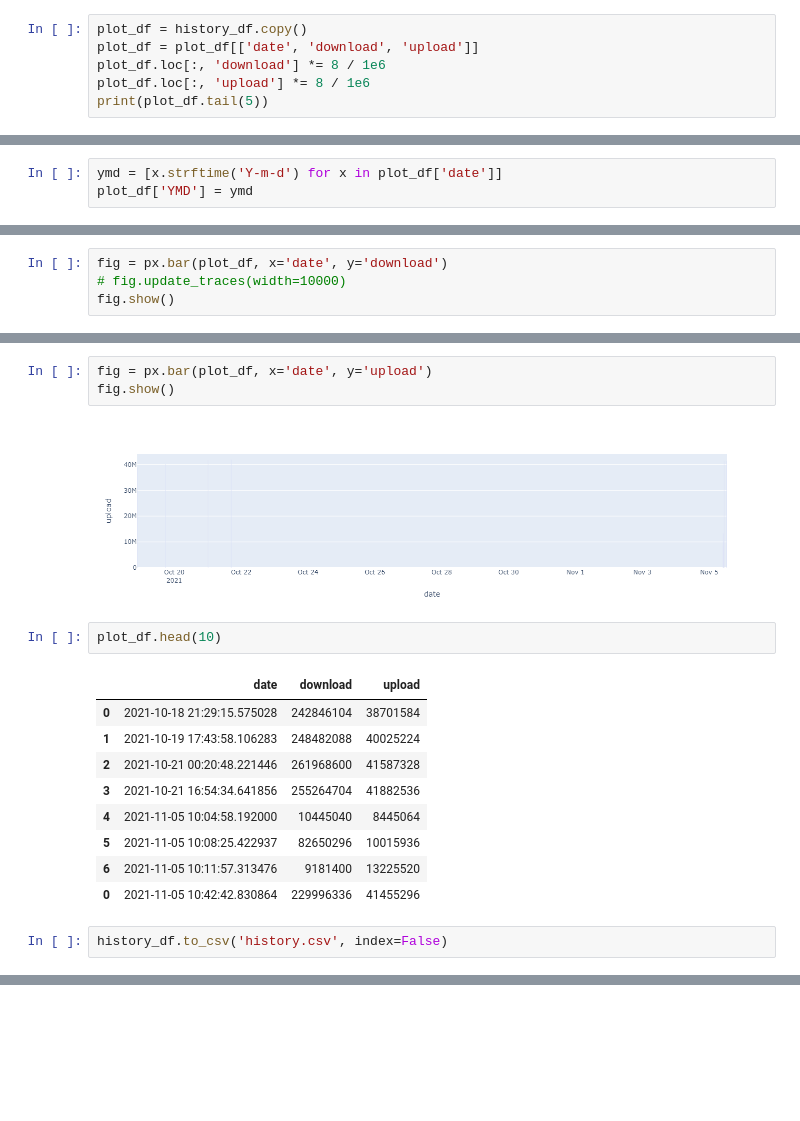
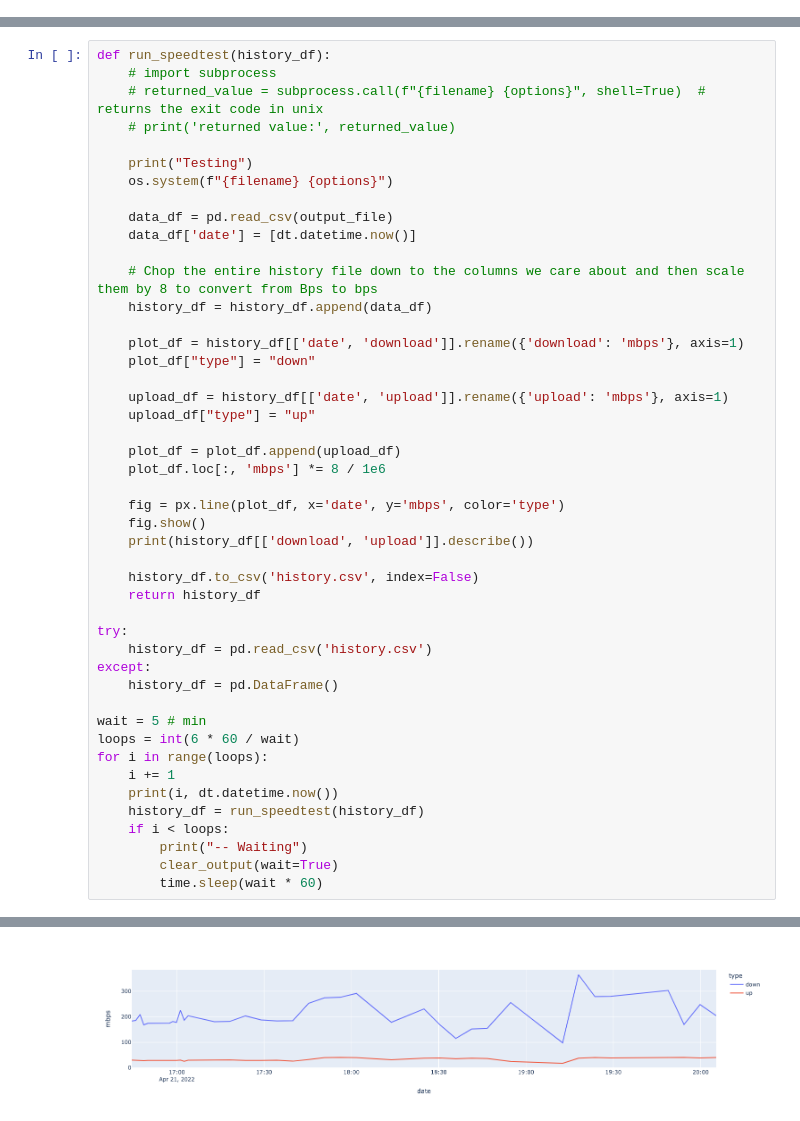
Before and after one commit to Gclabbe/speedtest, a Jupyter notebook: speedtest.ipynb, the cells around one changed output, grey strips where cells are left out. Cells and saved outputs as stored; diff of their text form; blank space fills up the shorter version.

Commit message:
Updates to notebook to support looped testing

```diff
--- a/speedtest.ipynb
+++ b/speedtest.ipynb
@@ -55,6 +16,0 @@ history_df = history_df.append(data_df)
-# %%
-plot_df = history_df.copy()
-plot_df = plot_df[['date', 'download', 'upload']]
-plot_df.loc[:, 'download'] *= 8 / 1e6
-plot_df.loc[:, 'upload'] *= 8 / 1e6
-print(plot_df.tail(5))
@@ -68,3 +16,0 @@ print(plot_df.tail(5))
-# %%
-ymd = [x.strftime('Y-m-d') for x in plot_df['date']]
-plot_df['YMD'] = ymd
@@ -73,4 +16,0 @@ AttributeError: 'str' object has no attribute 'strftime'
-# %%
-fig = px.bar(plot_df, x='date', y='download')
-# fig.update_traces(width=10000)
-fig.show()
@@ -79,19 +17,47 @@ fig.show()
-# %%
-fig = px.bar(plot_df, x='date', y='upload')
-fig.show()
-# %% [output]
-[figure, removed]
-# %%
-plot_df.head(10)
-# %% [output]
-|  | date | download | upload |
-| 0 | 2021-10-18 21:29:15.575028 | 242846104 | 38701584 |
-| 1 | 2021-10-19 17:43:58.106283 | 248482088 | 40025224 |
-| 2 | 2021-10-21 00:20:48.221446 | 261968600 | 41587328 |
-| 3 | 2021-10-21 16:54:34.641856 | 255264704 | 41882536 |
-| 4 | 2021-11-05 10:04:58.192000 | 10445040 | 8445064 |
-| 5 | 2021-11-05 10:08:25.422937 | 82650296 | 10015936 |
-| 6 | 2021-11-05 10:11:57.313476 | 9181400 | 13225520 |
-| 0 | 2021-11-05 10:42:42.830864 | 229996336 | 41455296 |
-# %%
-history_df.to_csv('history.csv', index=False)
+# %%
+def run_speedtest(history_df):
+    # import subprocess
+    # returned_value = subprocess.call(f"{filename} {options}", shell=True)  # returns the exit code in unix
+    # print('returned value:', returned_value)
+
+    print("Testing")
+    os.system(f"{filename} {options}")
+
+    data_df = pd.read_csv(output_file)
+    data_df['date'] = [dt.datetime.now()]
+
+    # Chop the entire history file down to the columns we care about and then scale them by 8 to convert from Bps to bps
+    history_df = history_df.append(data_df)
+
+    plot_df = history_df[['date', 'download']].rename({'download': 'mbps'}, axis=1)
+    plot_df["type"] = "down"
+
+    upload_df = history_df[['date', 'upload']].rename({'upload': 'mbps'}, axis=1)
+    upload_df["type"] = "up"
+
+    plot_df = plot_df.append(upload_df)
+    plot_df.loc[:, 'mbps'] *= 8 / 1e6
+
+    fig = px.line(plot_df, x='date', y='mbps', color='type')
+    fig.show()
+    print(history_df[['download', 'upload']].describe())
+
+    history_df.to_csv('history.csv', index=False)
+    return history_df
+
+try:
+    history_df = pd.read_csv('history.csv')
+except:
+    history_df = pd.DataFrame()
+
+wait = 5 # min
+loops = int(6 * 60 / wait)
+for i in range(loops):
+    i += 1
+    print(i, dt.datetime.now())
+    history_df = run_speedtest(history_df)
+    if i < loops:
+        print("-- Waiting")
+        clear_output(wait=True)
+        time.sleep(wait * 60)
+# %% [output]
@@ -97,0 +66 @@ history_df.to_csv('history.csv', index=False)
+[figure, added]
```
Also changed, not shown: parts of 13 cells of this notebook, 4 other files.
